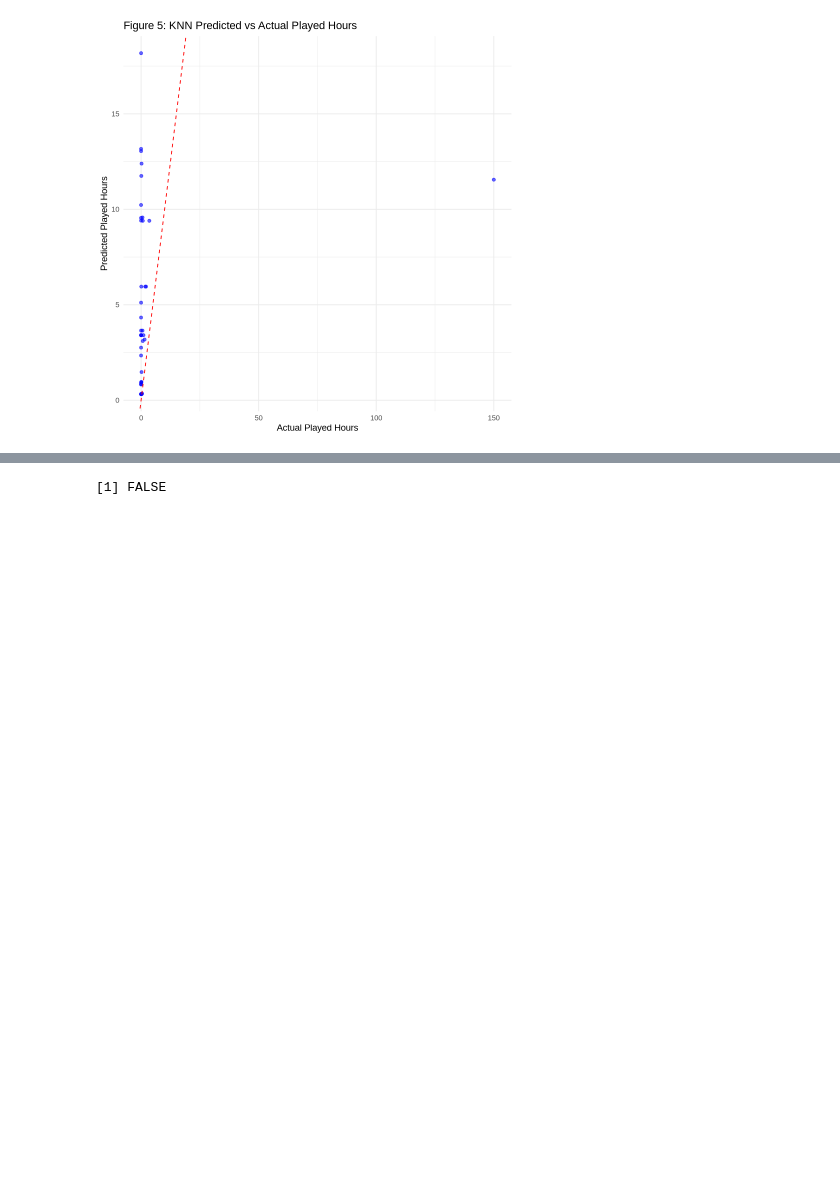
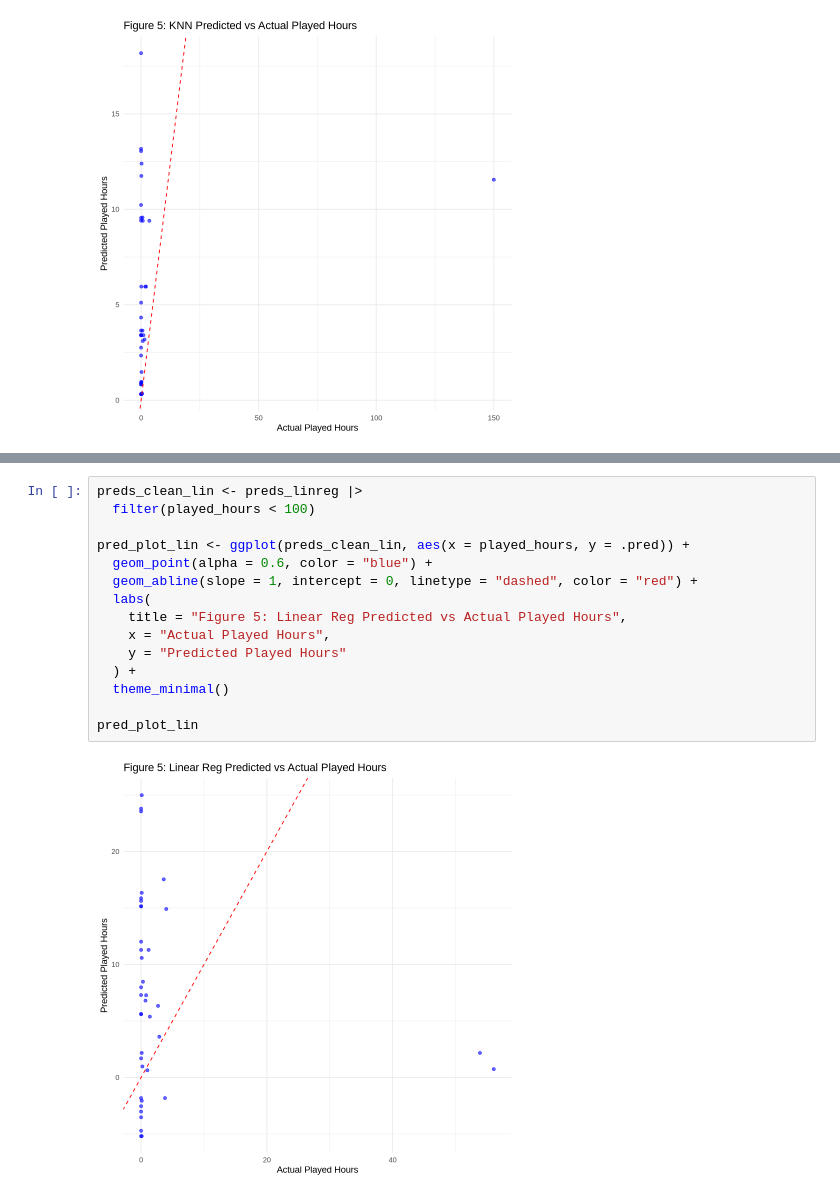
Before and after one commit to mwellison06-cpu/Data-Science-Group-Project, a Jupyter notebook: main.ipynb, the cells around one changed output, grey strips where cells are left out. Saved outputs shown, nothing was run; the diff lists cells and outputs as text; blank space fills up the shorter version.

```diff
--- a/main.ipynb
+++ b/main.ipynb
@@ -266,3 +287,17 @@ A tibble: 3 × 2
 # %%
+preds_clean_lin <- preds_linreg |>
+  filter(played_hours < 100)
+
+pred_plot_lin <- ggplot(preds_clean_lin, aes(x = played_hours, y = .pred)) +
+  geom_point(alpha = 0.6, color = "blue") +
+  geom_abline(slope = 1, intercept = 0, linetype = "dashed", color = "red") +
+  labs(
+    title = "Figure 5: Linear Reg Predicted vs Actual Played Hours",
+    x = "Actual Played Hours",
+    y = "Predicted Played Hours"
+  ) +
+  theme_minimal()
+
+pred_plot_lin
 # %% [output]
-[1] FALSE
+[figure, added]
```
Also changed, not shown: parts of 2 cells of this notebook.
